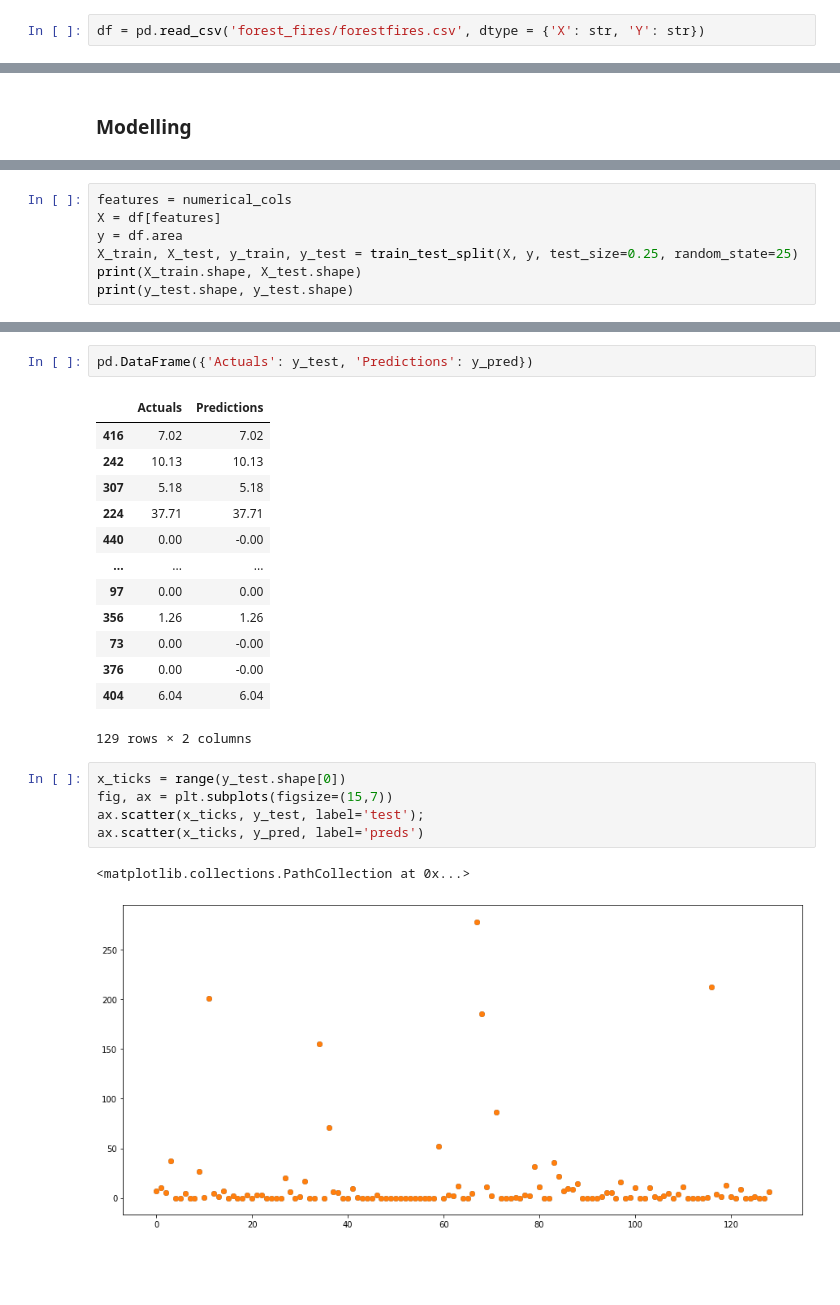
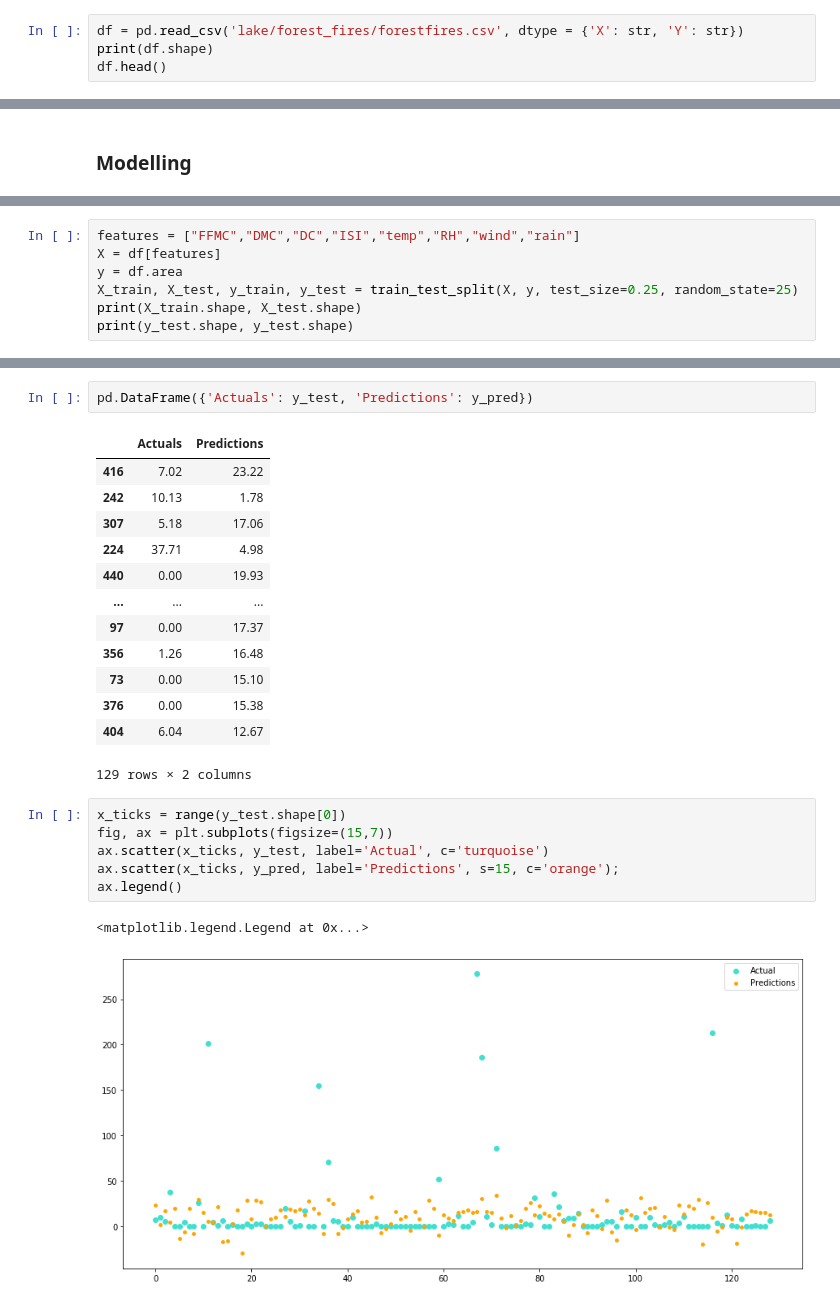
Before and after one commit to leanguardia/msc-project-pipelines, a Jupyter notebook: Reg - Fire Forests.ipynb, the cells around one changed output, grey strips where cells are left out. Drawn from its saved outputs; the diff is of its cells as text; blank space fills up the shorter version.

```diff
--- a/Reg - Fire Forests.ipynb
+++ b/Reg - Fire Forests.ipynb
@@ -10,4 +10,6 @@ import seaborn as sns
 import numpy as np
 %matplotlib inline
 # %%
-df = pd.read_csv('forest_fires/forestfires.csv', dtype = {'X': str, 'Y': str})
+df = pd.read_csv('lake/forest_fires/forestfires.csv', dtype = {'X': str, 'Y': str})
+print(df.shape)
+df.head()
@@ -153,6 +159,6 @@ from sklearn.metrics import mean_squared_error, r2_score
 pd.options.display.float_format = "{:,.2f}".format
 # %%
-features = numerical_cols
+features = ["FFMC","DMC","DC","ISI","temp","RH","wind","rain"]
 X = df[features]
 y = df.area
 X_train, X_test, y_train, y_test = train_test_split(X, y, test_size=0.25, random_state=25)
@@ -178,24 +183,25 @@ array([ 7.02000000e+00,  1.01300000e+01,  5.18000000e+00,  3.77100000e+01,
 pd.DataFrame({'Actuals': y_test, 'Predictions': y_pred})
 # %% [output]
 |  | Actuals | Predictions |
-| 416 | 7.02 | 7.02 |
-| 242 | 10.13 | 10.13 |
-| 307 | 5.18 | 5.18 |
-| 224 | 37.71 | 37.71 |
-| 440 | 0.00 | -0.00 |
+| 416 | 7.02 | 23.22 |
+| 242 | 10.13 | 1.78 |
+| 307 | 5.18 | 17.06 |
+| 224 | 37.71 | 4.98 |
+| 440 | 0.00 | 19.93 |
 | ... | ... | ... |
-| 97 | 0.00 | 0.00 |
-| 356 | 1.26 | 1.26 |
-| 73 | 0.00 | -0.00 |
-| 376 | 0.00 | -0.00 |
-| 404 | 6.04 | 6.04 |
+| 97 | 0.00 | 17.37 |
+| 356 | 1.26 | 16.48 |
+| 73 | 0.00 | 15.10 |
+| 376 | 0.00 | 15.38 |
+| 404 | 6.04 | 12.67 |
 129 rows × 2 columns
 # %%
 x_ticks = range(y_test.shape[0])
 fig, ax = plt.subplots(figsize=(15,7))
-ax.scatter(x_ticks, y_test, label='test');
-ax.scatter(x_ticks, y_pred, label='preds')
+ax.scatter(x_ticks, y_test, label='Actual', c='turquoise')
+ax.scatter(x_ticks, y_pred, label='Predictions', s=15, c='orange');
+ax.legend()
 # %% [output]
-<matplotlib.collections.PathCollection at 0x...>
+<matplotlib.legend.Legend at 0x...>
-[figure, old version]
+[figure, new version]
 # %%
```
Also changed, not shown: parts of 9 cells of this notebook.
